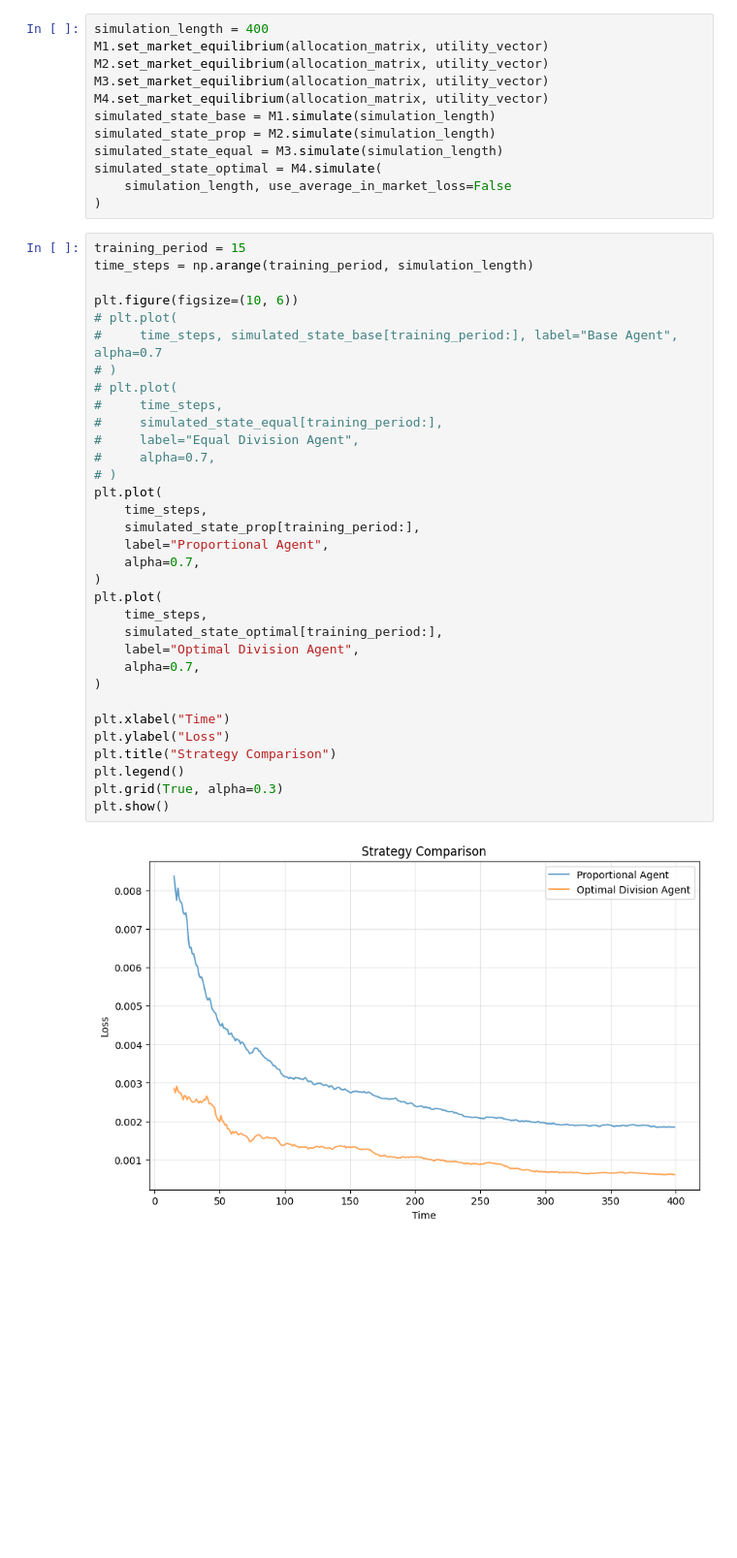
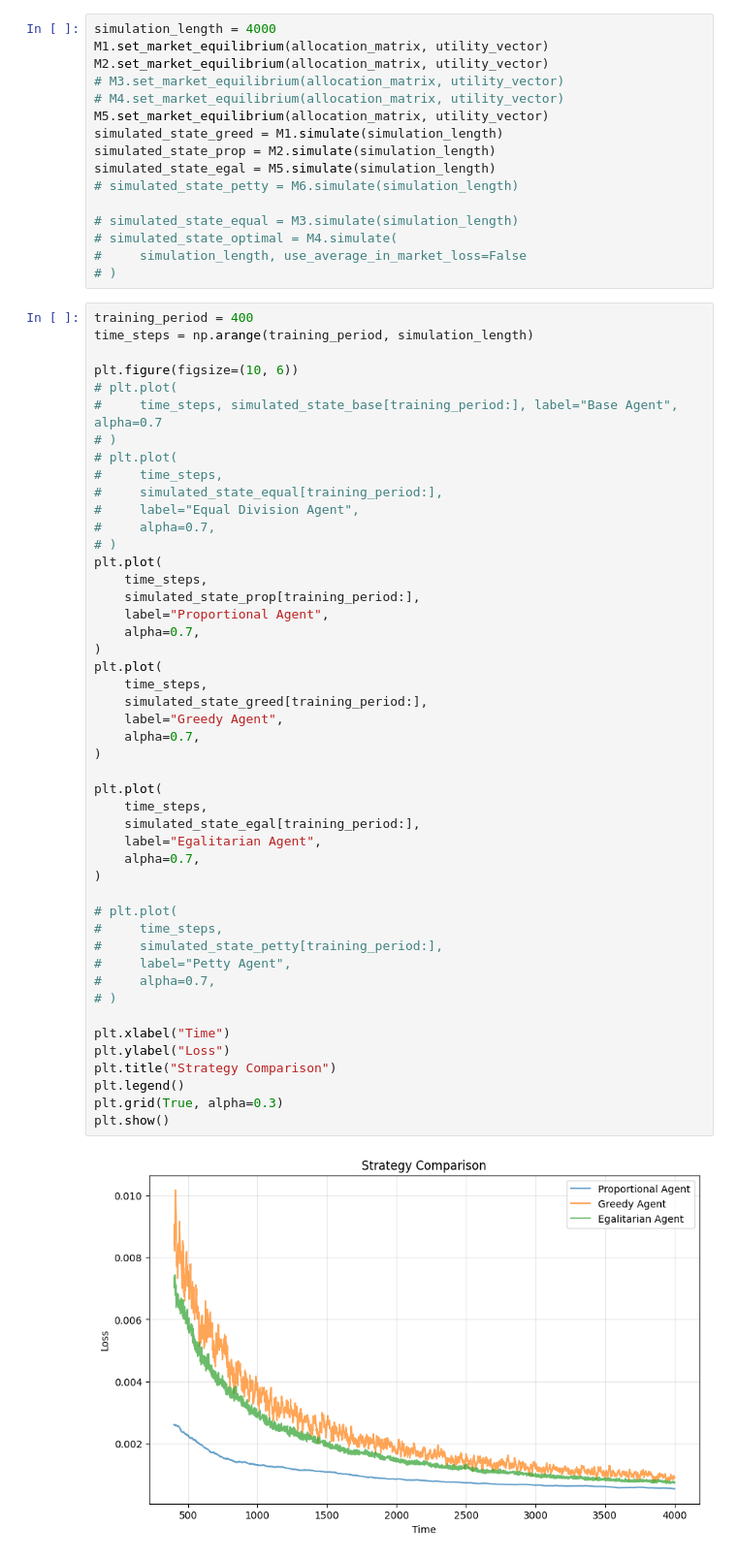
Before and after one commit to Joeri-G/Ant, a Jupyter notebook: experiments/demo_experiment.ipynb, the cells around one changed output. Shown at 97% size. Drawn from its saved outputs; the diff is of its cells as text; blank space fills up the shorter version.

Commit message:
implemented egalitatian and petty strategies

```diff
--- a/experiments/demo_experiment.ipynb
+++ b/experiments/demo_experiment.ipynb
@@ -25,47 +33,65 @@ for agent in optimal_agents:
 # %%
-simulation_length = 400
+simulation_length = 4000
 M1.set_market_equilibrium(allocation_matrix, utility_vector)
 M2.set_market_equilibrium(allocation_matrix, utility_vector)
-M3.set_market_equilibrium(allocation_matrix, utility_vector)
-M4.set_market_equilibrium(allocation_matrix, utility_vector)
-simulated_state_base = M1.simulate(simulation_length)
+# M3.set_market_equilibrium(allocation_matrix, utility_vector)
+# M4.set_market_equilibrium(allocation_matrix, utility_vector)
+M5.set_market_equilibrium(allocation_matrix, utility_vector)
+simulated_state_greed = M1.simulate(simulation_length)
 simulated_state_prop = M2.simulate(simulation_length)
-simulated_state_equal = M3.simulate(simulation_length)
-simulated_state_optimal = M4.simulate(
-    simulation_length, use_average_in_market_loss=False
-)
+simulated_state_egal = M5.simulate(simulation_length)
+# simulated_state_petty = M6.simulate(simulation_length)
+
+# simulated_state_equal = M3.simulate(simulation_length)
+# simulated_state_optimal = M4.simulate(
+#     simulation_length, use_average_in_market_loss=False
+# )
 # %%
-training_period = 15
+training_period = 400
 time_steps = np.arange(training_period, simulation_length)
 
 plt.figure(figsize=(10, 6))
 # plt.plot(
 #     time_steps, simulated_state_base[training_period:], label="Base Agent", alpha=0.7
 # )
 # plt.plot(
 #     time_steps,
 #     simulated_state_equal[training_period:],
 #     label="Equal Division Agent",
 #     alpha=0.7,
 # )
 plt.plot(
     time_steps,
     simulated_state_prop[training_period:],
     label="Proportional Agent",
     alpha=0.7,
 )
 plt.plot(
     time_steps,
-    simulated_state_optimal[training_period:],
-    label="Optimal Division Agent",
+    simulated_state_greed[training_period:],
+    label="Greedy Agent",
     alpha=0.7,
 )
+
+plt.plot(
+    time_steps,
+    simulated_state_egal[training_period:],
+    label="Egalitarian Agent",
+    alpha=0.7,
+)
+
+# plt.plot(
+#     time_steps,
+#     simulated_state_petty[training_period:],
+#     label="Petty Agent",
+#     alpha=0.7,
+# )
 
 plt.xlabel("Time")
 plt.ylabel("Loss")
 plt.title("Strategy Comparison")
 plt.legend()
 plt.grid(True, alpha=0.3)
 plt.show()
 # %% [output]
-[figure, old version]
+[figure, new version]
```
Also changed, not shown: parts of 3 cells of this notebook, 3 other files.
